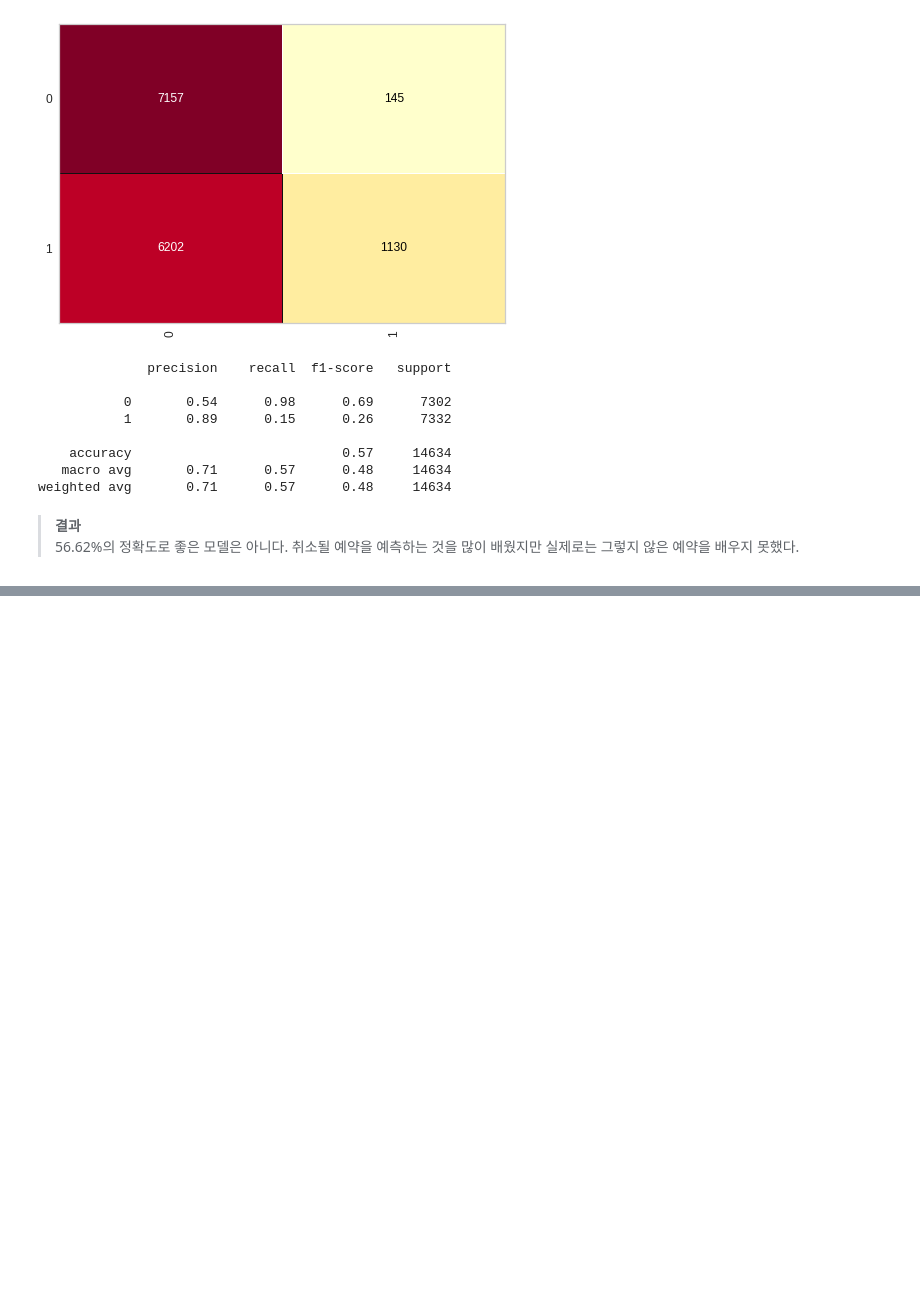
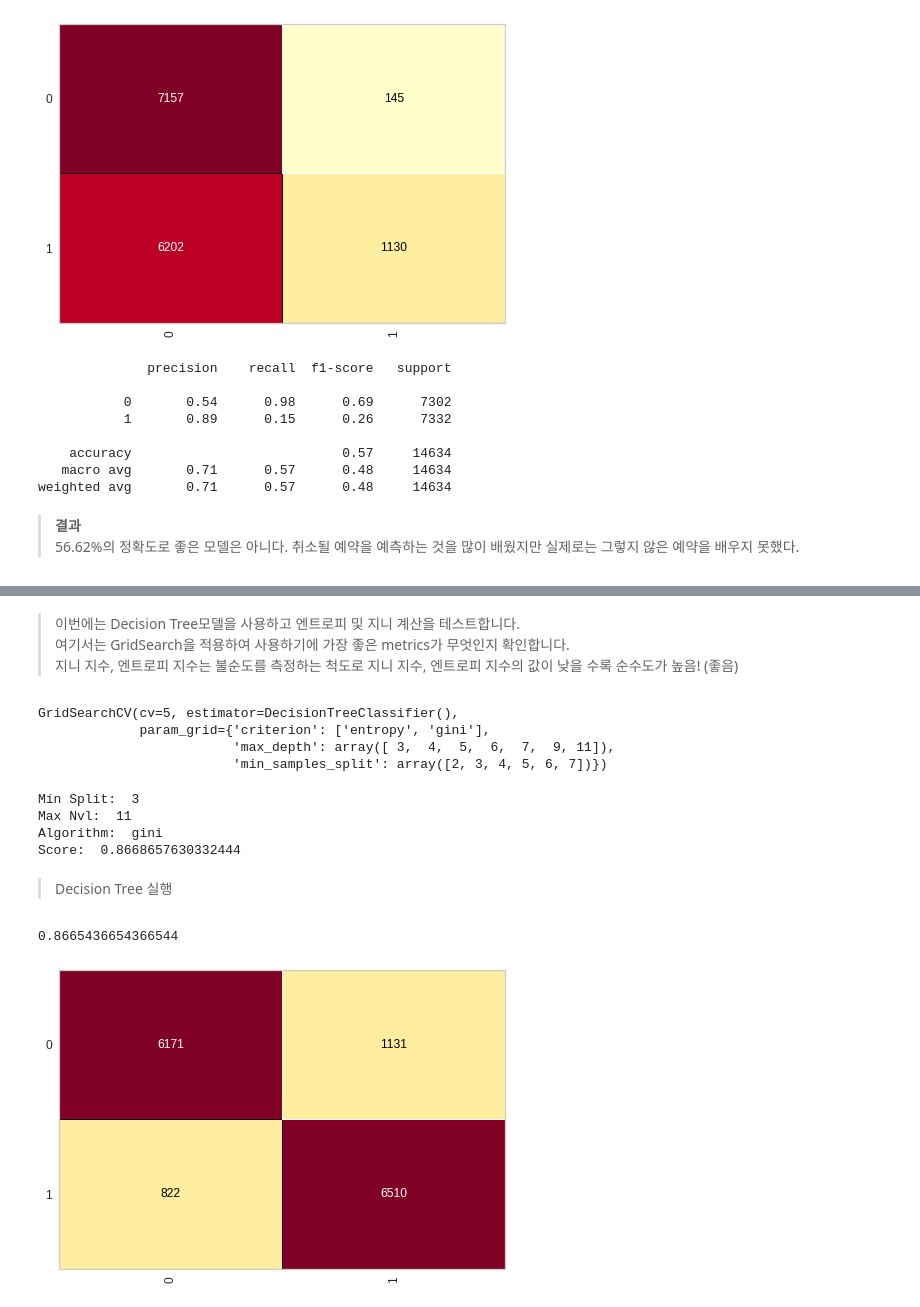
Before and after one commit to god05212/-, a Jupyter notebook: 고객이_호텔예약을_취소할지_예측하기.ipynb, the cells around one changed output, grey strips where cells are left out. Cells and saved outputs as stored; diff of their text form; code cells hidden in the pictures; blank space fills up the shorter version.

```diff
--- a/고객이_호텔예약을_취소할지_예측하기.ipynb
+++ b/고객이_호텔예약을_취소할지_예측하기.ipynb
@@ -472,0 +471,44 @@ score_naive_gaussian = 0.5662839961732951
+# %% [markdown]
+> 이번에는 Decision Tree모델을 사용하고 엔트로피 및 지니 계산을 테스트합니다.
+여기서는 GridSearch을 적용하여 사용하기에 가장 좋은 metrics가 무엇인지 확인합니다.
+지니 지수, 엔트로피 지수는 불순도를 측정하는 척도로 지니 지수, 엔트로피 지수의 값이 낮을 수록 순수도가 높음! (좋음)
+# %%
+import numpy as np
+from sklearn.tree import DecisionTreeClassifier
+from sklearn.model_selection import GridSearchCV
+min_split = np.array([2, 3, 4, 5, 6, 7])
+max_nvl = np.array([3, 4, 5, 6, 7, 9, 11])
+alg = ['entropy', 'gini']
+values_grid = {'min_samples_split': min_split, 'max_depth': max_nvl, 'criterion': alg}
+
+model = DecisionTreeClassifier()
+gridDecisionTree = GridSearchCV(estimator = model, param_grid = values_grid, cv = 5)
+gridDecisionTree.fit(X_train, y_train)
+# %% [output]
+GridSearchCV(cv=5, estimator=DecisionTreeClassifier(),
+             param_grid={'criterion': ['entropy', 'gini'],
+                         'max_depth': array([ 3,  4,  5,  6,  7,  9, 11]),
+                         'min_samples_split': array([2, 3, 4, 5, 6, 7])})
+# %%
+print('Mín Split: ', gridDecisionTree.best_estimator_.min_samples_split)
+print('Max Nvl: ', gridDecisionTree.best_estimator_.max_depth)
+print('Algorithm: ', gridDecisionTree.best_estimator_.criterion)
+print('Score: ', gridDecisionTree.best_score_)
+# %% [output]
+Mín Split:  3
+Max Nvl:  11
+Algorithm:  gini
+Score:  0.8668657630332444
+# %% [markdown]
+> Decision Tree 실행
+# %%
+decision_tree = DecisionTreeClassifier(criterion = 'gini', min_samples_split = 2, max_depth= 11, random_state=0)
+decision_tree.fit(X_train, y_train)
+previsoes = decision_tree.predict(X_test)
+# %%
+cm = ConfusionMatrix(decision_tree)
+cm.fit(X_train, y_train)
+cm.score(X_test, y_test)
+# %% [output]
+0.8665436654366544
+[figure, added]
```
Also changed, not shown: parts of 5 cells of this notebook.
